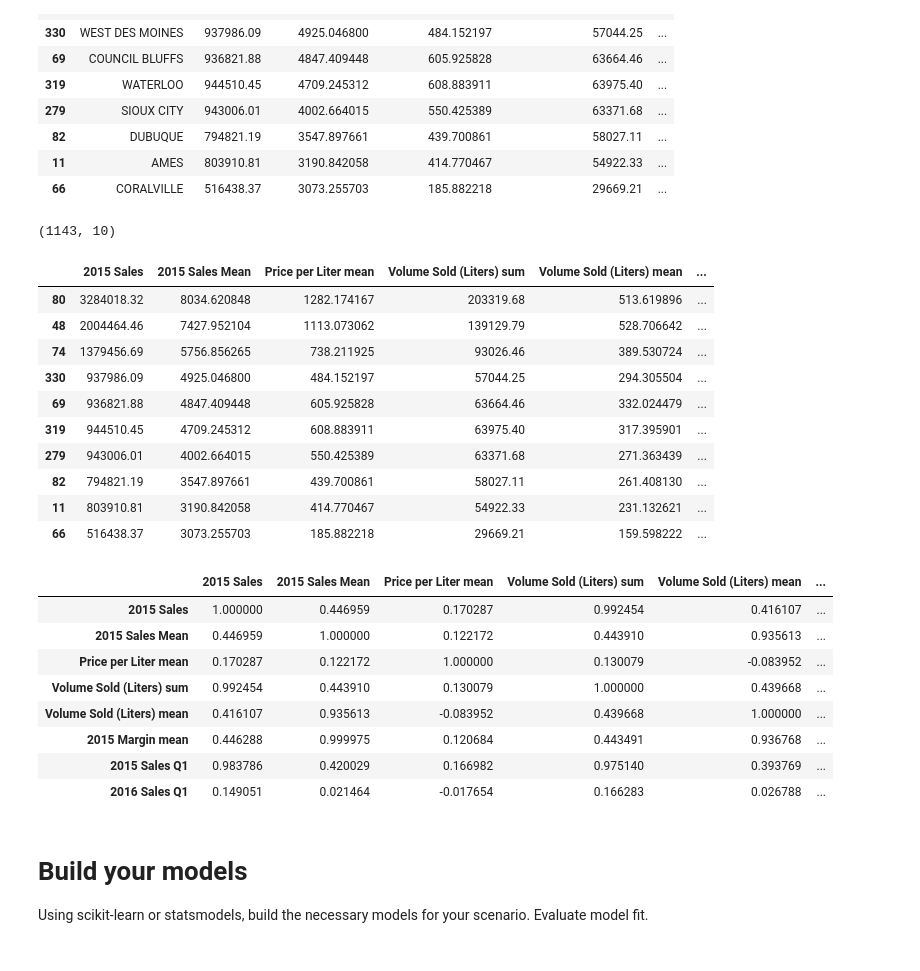
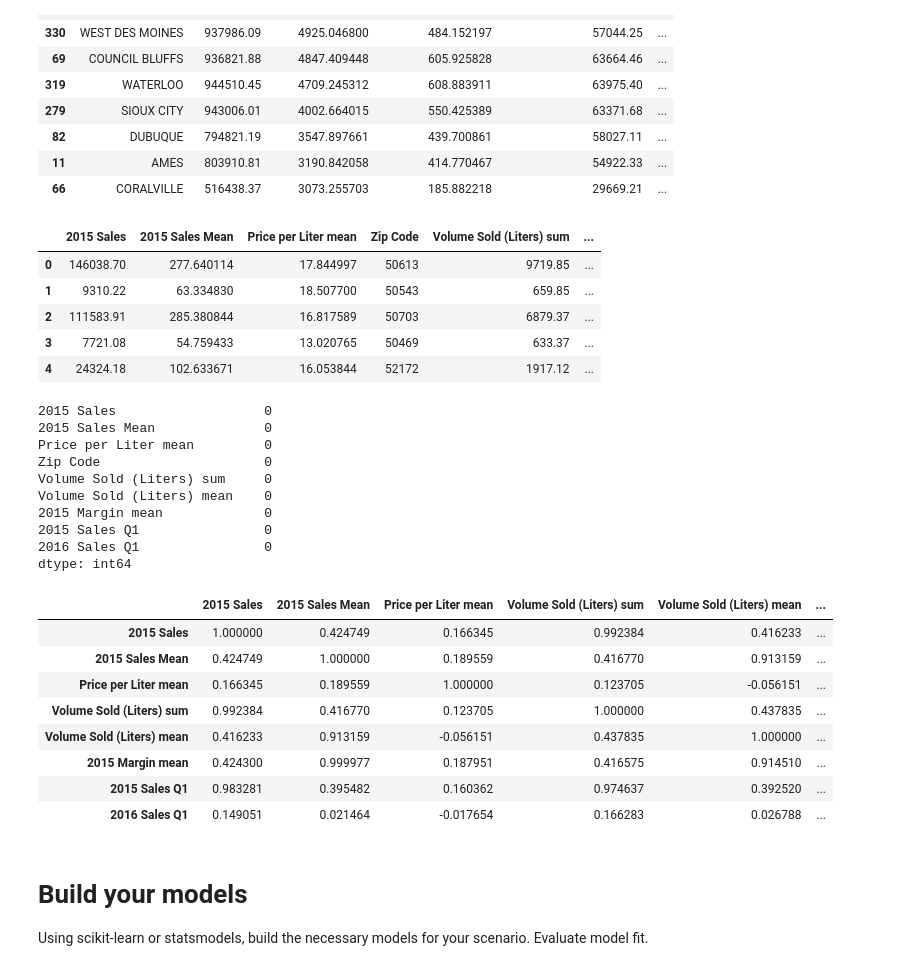
Before and after one commit to jrcmalunay/DSI-SF-1-JRCMALUNAY, a Jupyter notebook: projects/project-03/starter-code/Project 3 Starter Code.ipynb, the cells around one changed output. Saved outputs shown, nothing was run; the diff lists cells and outputs as text; code cells hidden in the pictures.

```diff
--- a/projects/project-03/starter-code/Project 3 Starter Code.ipynb
+++ b/projects/project-03/starter-code/Project 3 Starter Code.ipynb
@@ -255,41 +258,45 @@ top_city_sales
 | 82 | DUBUQUE | 794821.19 | 3547.897661 | 439.700861 | 58027.11 | ... |
 | 11 | AMES | 803910.81 | 3190.842058 | 414.770467 | 54922.33 | ... |
 | 66 | CORALVILLE | 516438.37 | 3073.255703 | 185.882218 | 29669.21 | ... |
-# %%
-#Made sure there are no null values
-true_sales = sales.dropna()
-true_sales.shape
-# %% [output]
-(1143, 10)
 # %%
 #Updated the dataframe to take out the city
-sales_update = top_city_sales.ix[:,'2015 Sales':]
-sales_update
+sales_update = sales.ix[:,'2015 Sales':]
+sales_update.head()
 # %% [output]
-|  | 2015 Sales | 2015 Sales Mean | Price per Liter mean | Volume Sold (Liters) sum | Volume Sold (Liters) mean | ... |
-| 80 | 3284018.32 | 8034.620848 | 1282.174167 | 203319.68 | 513.619896 | ... |
-| 48 | 2004464.46 | 7427.952104 | 1113.073062 | 139129.79 | 528.706642 | ... |
-| 74 | 1379456.69 | 5756.856265 | 738.211925 | 93026.46 | 389.530724 | ... |
-| 330 | 937986.09 | 4925.046800 | 484.152197 | 57044.25 | 294.305504 | ... |
-| 69 | 936821.88 | 4847.409448 | 605.925828 | 63664.46 | 332.024479 | ... |
-| 319 | 944510.45 | 4709.245312 | 608.883911 | 63975.40 | 317.395901 | ... |
-| 279 | 943006.01 | 4002.664015 | 550.425389 | 63371.68 | 271.363439 | ... |
-| 82 | 794821.19 | 3547.897661 | 439.700861 | 58027.11 | 261.408130 | ... |
-| 11 | 803910.81 | 3190.842058 | 414.770467 | 54922.33 | 231.132621 | ... |
-| 66 | 516438.37 | 3073.255703 | 185.882218 | 29669.21 | 159.598222 | ... |
+|  | 2015 Sales | 2015 Sales Mean | Price per Liter mean | Zip Code | Volume Sold (Liters) sum | ... |
+| 0 | 146038.70 | 277.640114 | 17.844997 | 50613 | 9719.85 | ... |
+| 1 | 9310.22 | 63.334830 | 18.507700 | 50543 | 659.85 | ... |
+| 2 | 111583.91 | 285.380844 | 16.817589 | 50703 | 6879.37 | ... |
+| 3 | 7721.08 | 54.759433 | 13.020765 | 50469 | 633.37 | ... |
+| 4 | 24324.18 | 102.633671 | 16.053844 | 52172 | 1917.12 | ... |
+# %%
+#Checked the shape of the sales_update
+sales_update_nan = sales_update.dropna()
+sales_update_nan.isnull().sum()
+# %% [output]
+2015 Sales                   0
+2015 Sales Mean              0
+Price per Liter mean         0
+Zip Code                     0
+Volume Sold (Liters) sum     0
+Volume Sold (Liters) mean    0
+2015 Margin mean             0
+2015 Sales Q1                0
+2016 Sales Q1                0
+dtype: int64
 # %%
-#Normalized the dataframe to
-sales_corr = true_sales.corr()
+#Normalized the dataframe to find any correlations
+sales_corr = sales_update.corr()
 sales_corr
 # %% [output]
 |  | 2015 Sales | 2015 Sales Mean | Price per Liter mean | Volume Sold (Liters) sum | Volume Sold (Liters) mean | ... |
-| 2015 Sales | 1.000000 | 0.446959 | 0.170287 | 0.992454 | 0.416107 | ... |
-| 2015 Sales Mean | 0.446959 | 1.000000 | 0.122172 | 0.443910 | 0.935613 | ... |
-| Price per Liter mean | 0.170287 | 0.122172 | 1.000000 | 0.130079 | -0.083952 | ... |
-| Volume Sold (Liters) sum | 0.992454 | 0.443910 | 0.130079 | 1.000000 | 0.439668 | ... |
-| Volume Sold (Liters) mean | 0.416107 | 0.935613 | -0.083952 | 0.439668 | 1.000000 | ... |
-| 2015 Margin mean | 0.446288 | 0.999975 | 0.120684 | 0.443491 | 0.936768 | ... |
-| 2015 Sales Q1 | 0.983786 | 0.420029 | 0.166982 | 0.975140 | 0.393769 | ... |
+| 2015 Sales | 1.000000 | 0.424749 | 0.166345 | 0.992384 | 0.416233 | ... |
+| 2015 Sales Mean | 0.424749 | 1.000000 | 0.189559 | 0.416770 | 0.913159 | ... |
+| Price per Liter mean | 0.166345 | 0.189559 | 1.000000 | 0.123705 | -0.056151 | ... |
+| Volume Sold (Liters) sum | 0.992384 | 0.416770 | 0.123705 | 1.000000 | 0.437835 | ... |
+| Volume Sold (Liters) mean | 0.416233 | 0.913159 | -0.056151 | 0.437835 | 1.000000 | ... |
+| 2015 Margin mean | 0.424300 | 0.999977 | 0.187951 | 0.416575 | 0.914510 | ... |
+| 2015 Sales Q1 | 0.983281 | 0.395482 | 0.160362 | 0.974637 | 0.392520 | ... |
 | 2016 Sales Q1 | 0.149051 | 0.021464 | -0.017654 | 0.166283 | 0.026788 | ... |
 # %% [markdown]
 # Build your models
```
Also changed, not shown: parts of 19 cells of this notebook.
